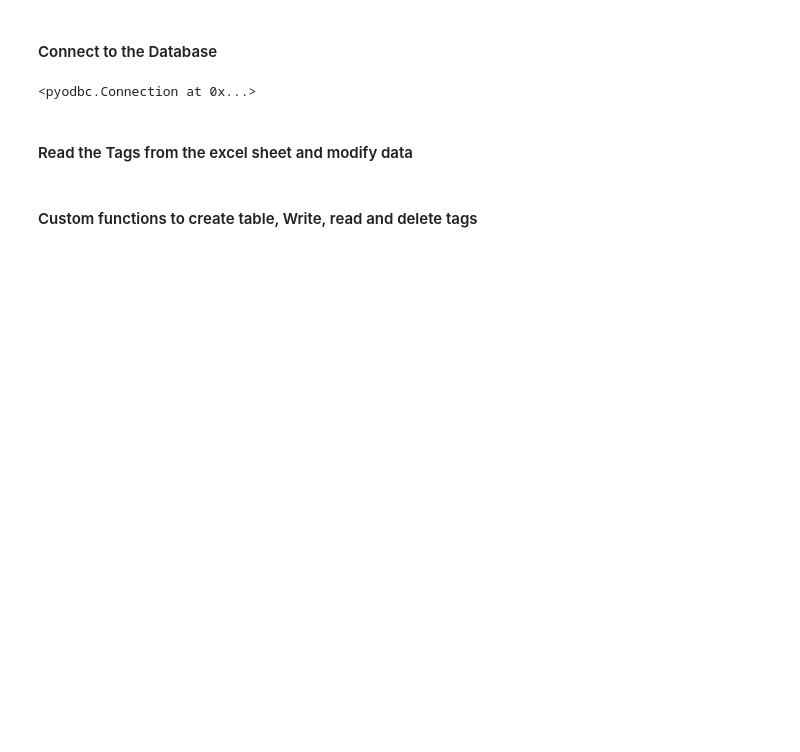
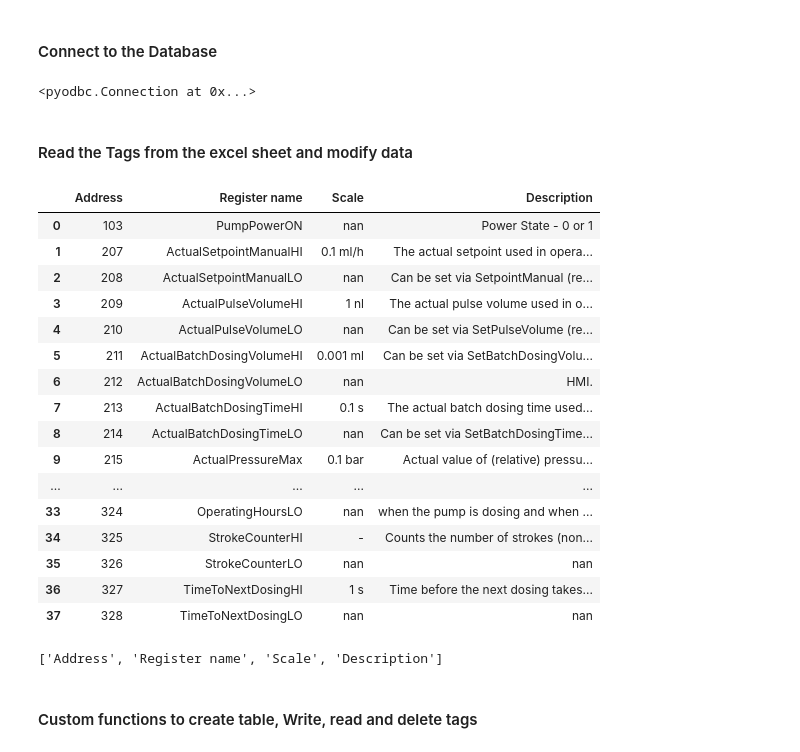
Before and after one commit to ashwinramise/smartPump, a Jupyter notebook: dbServices/RegisterTables.ipynb, the cells around one changed output. Cells and saved outputs as stored; diff of their text form; code cells hidden in the pictures; blank space fills up the shorter version.

```diff
--- a/dbServices/RegisterTables.ipynb
+++ b/dbServices/RegisterTables.ipynb
@@ -19,15 +19,39 @@ conn
 # %% [markdown]
 #### Read the Tags from the excel sheet and modify data
 # %%
-monitor = pd.read_excel('MonitoringData.xlsx')
+monitor = pd.read_csv('RegisterData.csv')
 monitor2= monitor.dropna(subset='Address').reset_index().drop(columns='index')
 monitor2['Address'] = [int(i) for i in monitor2['Address']]
 # %%
 cols = monitor2.columns.tolist()
 for col in cols:
     monitor2[col] = [str(i) for i in monitor2[col]]
+# %%
+monitor2
+# %% [output]
+|  | Address | Register name | Scale | Description |
+| 0 | 103 | PumpPowerON | nan | Power State - 0 or 1 |
+| 1 | 207 | ActualSetpointManualHI | 0.1 ml/h | The actual setpoint used in opera... |
+| 2 | 208 | ActualSetpointManualLO | nan | Can be set via SetpointManual (re... |
+| 3 | 209 | ActualPulseVolumeHI | 1 nl | The actual pulse volume used in o... |
+| 4 | 210 | ActualPulseVolumeLO | nan | Can be set via SetPulseVolume (re... |
+| 5 | 211 | ActualBatchDosingVolumeHI | 0.001 ml | Can be set via SetBatchDosingVolu... |
+| 6 | 212 | ActualBatchDosingVolumeLO | nan | HMI. |
+| 7 | 213 | ActualBatchDosingTimeHI | 0.1 s | The actual batch dosing time used... |
+| 8 | 214 | ActualBatchDosingTimeLO | nan | Can be set via SetBatchDosingTime... |
+| 9 | 215 | ActualPressureMax | 0.1 bar | Actual value of (relative) pressu... |
+| ... | ... | ... | ... | ... |
+| 33 | 324 | OperatingHoursLO | nan | when the pump is dosing and when ... |
+| 34 | 325 | StrokeCounterHI | - | Counts the number of strokes (non... |
+| 35 | 326 | StrokeCounterLO | nan | nan |
+| 36 | 327 | TimeToNextDosingHI | 1 s | Time before the next dosing takes... |
+| 37 | 328 | TimeToNextDosingLO | nan | nan |
 # %%
 monitor2 = monitor2.replace('nan', 'NA')
+# %%
+cols
+# %% [output]
+['Address', 'Register name', 'Scale', 'Description']
 # %% [markdown]
 #### Custom functions to create table, Write, read and delete tags
 # %%
```
Also changed, not shown: parts of 35 cells of this notebook, 7 other files.
